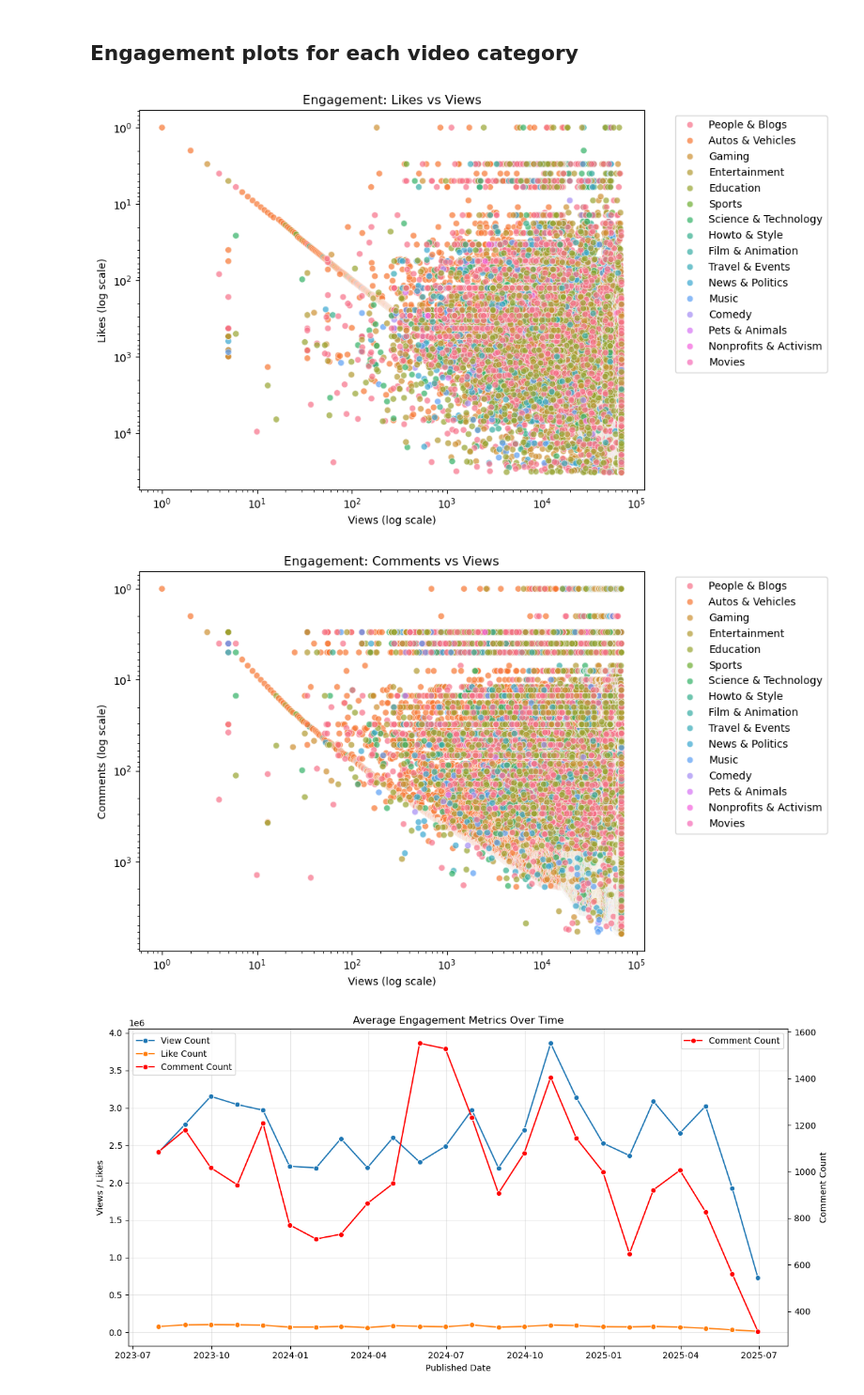
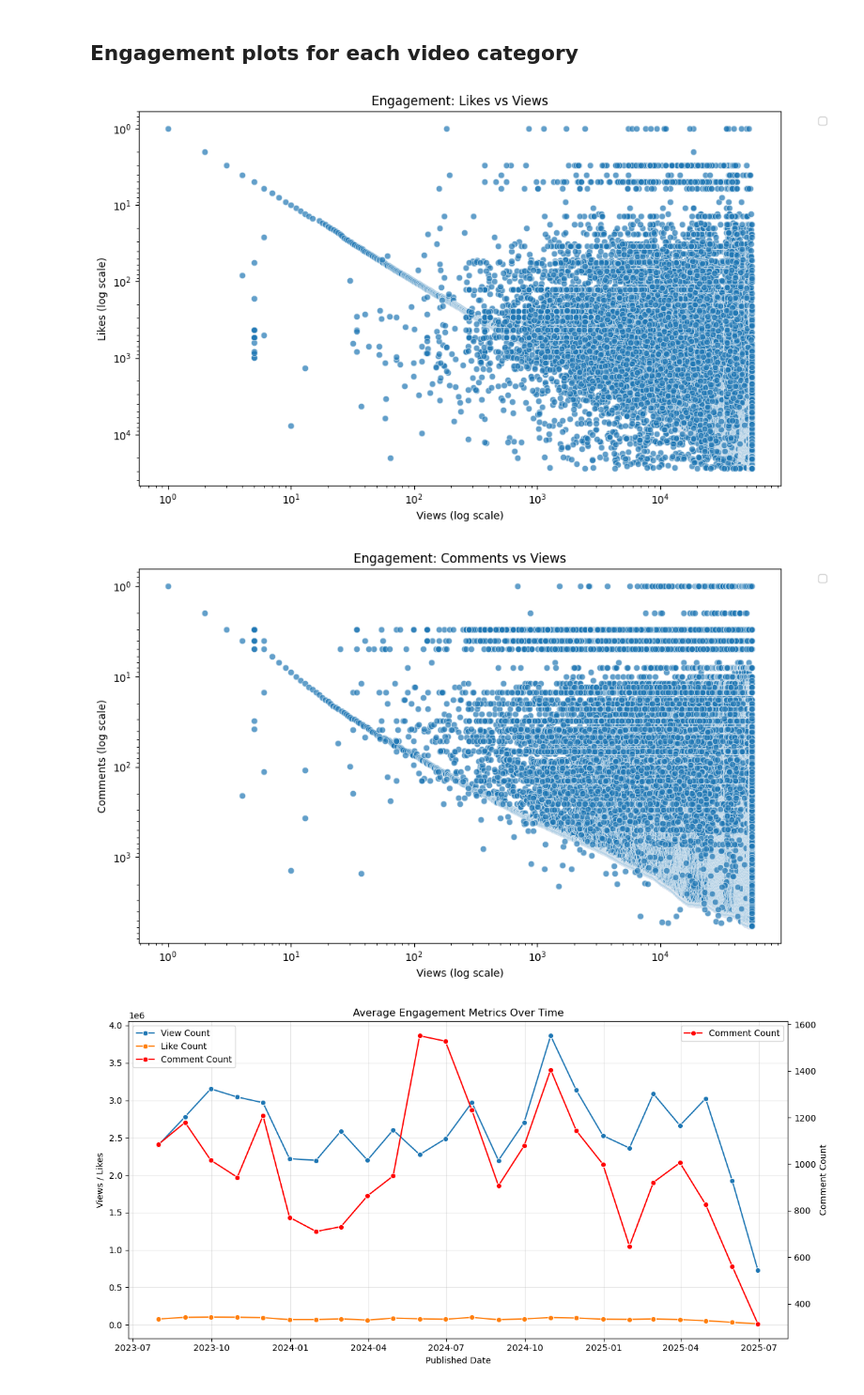
Before and after one commit to protiva-sen/hashtag-hijacking, a Jupyter notebook: notebooks/youtube_plot.ipynb, the cells around one changed output. Shown at 94% size. Saved outputs shown, nothing was run; the diff lists cells and outputs as text; code cells hidden in the pictures.

```diff
--- a/notebooks/youtube_plot.ipynb
+++ b/notebooks/youtube_plot.ipynb
@@ -4,10 +7,6 @@ import seaborn as sns
 # %% [markdown]
 ## Monthly video count plots for each search query
 # %%
-import sqlite3
-import pandas as pd
-import matplotlib.pyplot as plt
-
 # Load data from your SQLite DB
 db_path = "/netfiles/compethicslab/hashtag-hijacking/youtube.db"
 conn = sqlite3.connect(db_path)
@@ -18,21 +17,12 @@ conn.close()
 df["published_at"] = pd.to_datetime(df["published_at"], errors="raise")
 
 df["year_month"] = df["published_at"].dt.to_period("M")
+df_filtered = df[df['year_month'] < pd.to_datetime('2025-04-01').to_period("M")]
 
 video_counts = (
-    df.groupby(["search_query", "year_month"])
+    df_filtered.groupby(["search_query", "year_month"])
     .size()
     .reset_index(name="video_count")
 )
 
 pivot_counts = video_counts.pivot(index="year_month", columns="search_query", values="video_count").fillna(0)
-
-# Plot
-pivot_counts.plot(kind="line", marker="o", figsize=(9,6))
-plt.title("Video Counts by Month for Each Search Query")
-plt.xlabel("Month")
-plt.ylabel("Number of Videos")
-plt.legend(title="Search Query")
-plt.xticks(rotation=45)
-plt.tight_layout()
-plt.show()
@@ -203,30 +167,30 @@ whatsapp                 0.88                 32.78    0.18             0.24
 # %%
 # Like count vs view count
 plt.figure(figsize=(10,6))
-sns.scatterplot(data=df, x='view_count', y='like_count', hue='category_name', alpha=0.7)
+sns.scatterplot(data=df_filtered, x='view_count', y='like_count', alpha=0.7)
 plt.xscale('log')
 plt.yscale('log')
 plt.title("Engagement: Likes vs Views")
 plt.xlabel("Views (log scale)")
 plt.ylabel("Likes (log scale)")
 plt.legend(bbox_to_anchor=(1.05, 1), loc='upper left')
 plt.tight_layout()
 plt.show()
 
 # Comment count vs view count
 plt.figure(figsize=(10,6))
-sns.scatterplot(data=df, x='view_count', y='comment_count', hue='category_name', alpha=0.7)
+sns.scatterplot(data=df_filtered, x='view_count', y='comment_count', alpha=0.7)
 plt.xscale('log')
 plt.yscale('log')
 plt.title("Engagement: Comments vs Views")
 plt.xlabel("Views (log scale)")
 plt.ylabel("Comments (log scale)")
 plt.legend(bbox_to_anchor=(1.05, 1), loc='upper left')
 plt.tight_layout()
 plt.show()
 # %% [output]
-[figure, old version]
+[figure, new version]
-[figure, old version]
+[figure, new version]
 # %%
 fig, ax1 = plt.subplots(figsize=(12,6))
 
```
Also changed, not shown: parts of 6 cells of this notebook.
